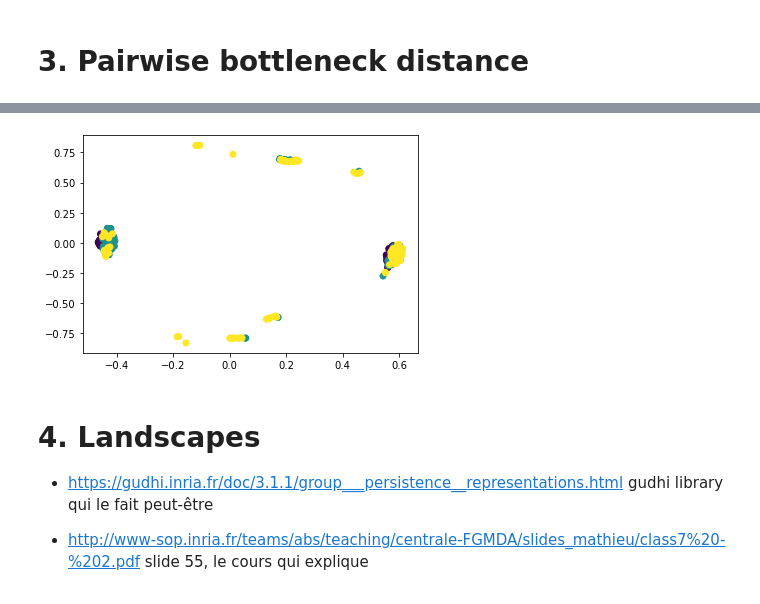
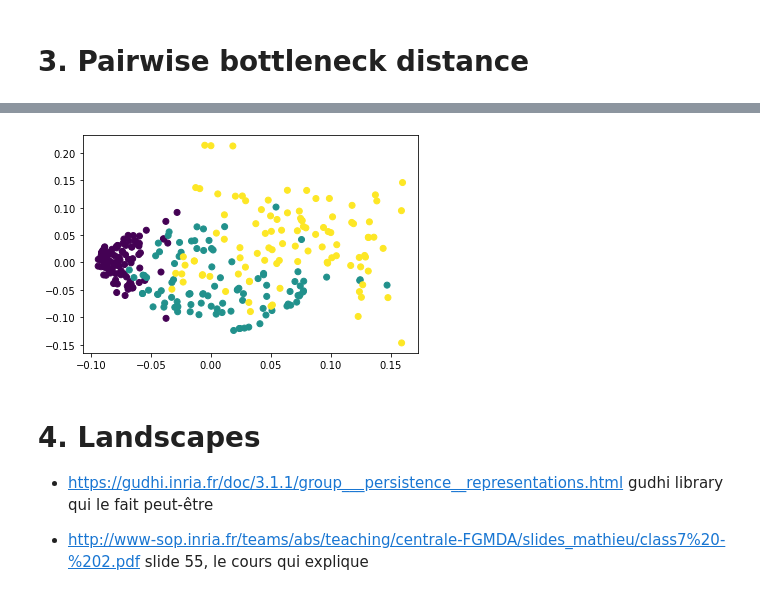
Before and after one commit to clementpiat/pedestrians_recognition, a Jupyter notebook: explore.ipynb, the cells around one changed output, grey strips where cells are left out. Drawn from its saved outputs; the diff is of its cells as text; code cells hidden in the pictures.

```diff
--- a/explore.ipynb
+++ b/explore.ipynb
@@ -73,7 +52,7 @@ gd.plot_persistence_diagram(rips_barcodes_1)
 # %% [markdown]
 # 3. Pairwise bottleneck distance
 # %%
-f = open("data/persistence_diagrams_0.8.dat","rb")
+f = open("data/persistence_diagrams_10.0.dat","rb")
 data = pickle.load(f)
 f.close()
 # %%
@@ -107,11 +69,11 @@ for i in range(300):
 # %%
 mds = MDS(n_components=2, dissimilarity='precomputed')
-projection = mds.fit_transform(correction)
+projection = mds.fit_transform(distance_matrix_1)
 
 plt.scatter(projection[:,0], projection[:,1], c=[0]*100+[1]*100+[2]*100)
 plt.savefig("data/test.jpg")
 # %% [output]
-[figure, old version]
+[figure, new version]
 # %% [markdown]
 # 4. Landscapes
 * https://gudhi.inria.fr/doc/3.1.1/group___persistence__representations.html gudhi library qui le fait peut-être
```
Also changed, not shown: parts of 27 cells of this notebook, 5 other files.
